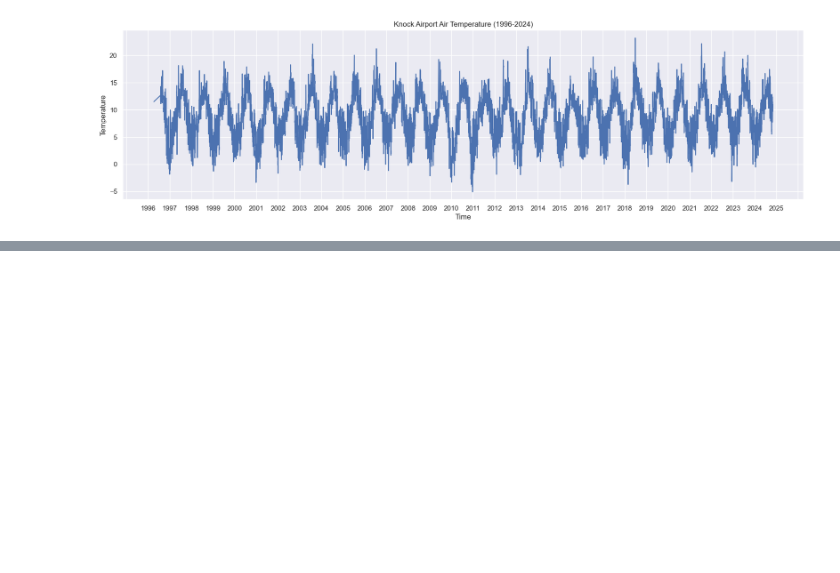
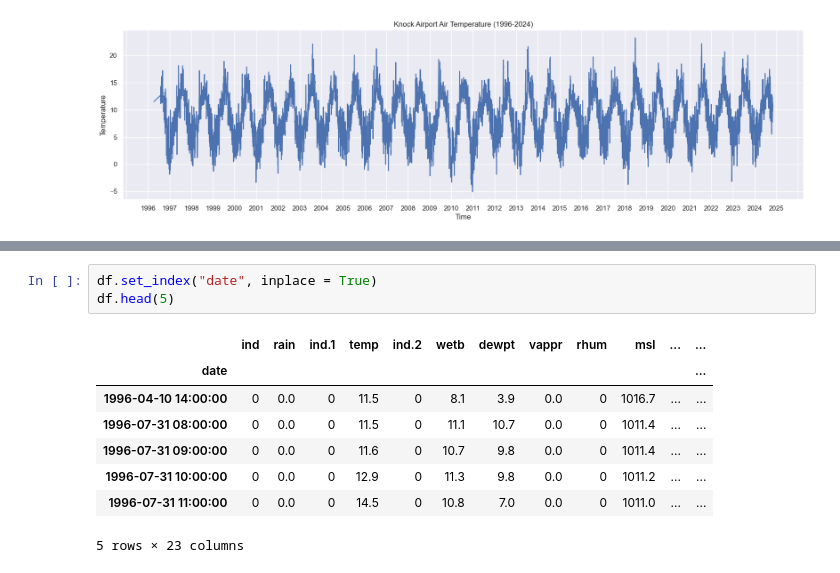
Before and after one commit to NiallRussell/PDFA-assignments, a Jupyter notebook: assignment_6_weather.ipynb, the cells around one changed output, grey strips where cells are left out. Saved outputs shown, nothing was run; the diff lists cells and outputs as text; blank space fills up the shorter version.

```diff
--- a/assignment_6_weather.ipynb
+++ b/assignment_6_weather.ipynb
@@ -89,0 +100,12 @@ plt.show()
+# %%
+df.set_index("date", inplace = True)
+df.head(5)
+# %% [output]
+|  | ind | rain | ind.1 | temp | ind.2 | wetb | dewpt | vappr | rhum | msl | ... | ... |
+| date |  |  |  |  |  |  |  |  |  |  |  | ... |
+| 1996-04-10 14:00:00 | 0 | 0.0 | 0 | 11.5 | 0 | 8.1 | 3.9 | 0.0 | 0 | 1016.7 | ... | ... |
+| 1996-07-31 08:00:00 | 0 | 0.0 | 0 | 11.5 | 0 | 11.1 | 10.7 | 0.0 | 0 | 1011.4 | ... | ... |
+| 1996-07-31 09:00:00 | 0 | 0.0 | 0 | 11.6 | 0 | 10.7 | 9.8 | 0.0 | 0 | 1011.4 | ... | ... |
+| 1996-07-31 10:00:00 | 0 | 0.0 | 0 | 12.9 | 0 | 11.3 | 9.8 | 0.0 | 0 | 1011.2 | ... | ... |
+| 1996-07-31 11:00:00 | 0 | 0.0 | 0 | 14.5 | 0 | 10.8 | 7.0 | 0.0 | 0 | 1011.0 | ... | ... |
+5 rows × 23 columns
```
Also changed, not shown: parts of 3 cells of this notebook.
